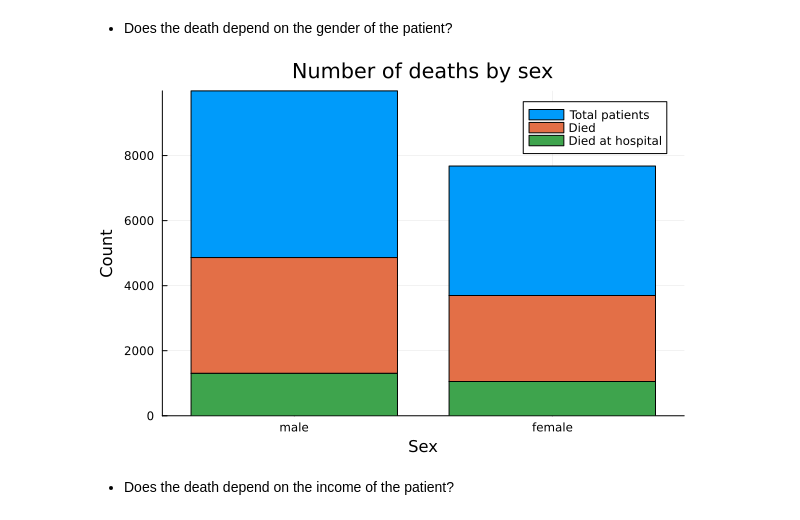
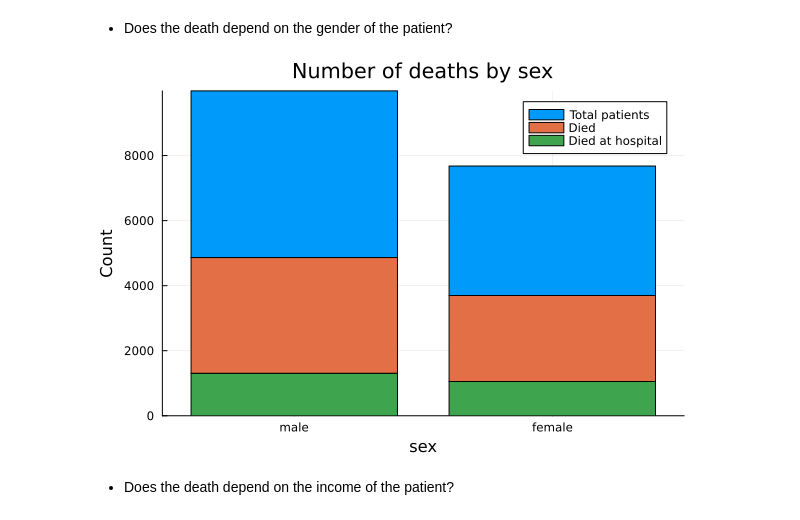
Before and after one commit to blasaraujo14/projectA_ML1, a Jupyter notebook: descriptiveAnalysis.ipynb, the cells around one changed output. Cells and saved outputs as stored; diff of their text form; code cells hidden in the pictures.

```diff
--- a/descriptiveAnalysis.ipynb
+++ b/descriptiveAnalysis.ipynb
@@ -139,17 +131,9 @@ pie(labels, values, title="Proportion of deaths at hospital", autopct="%1.1f%%")
 # %% [markdown]
 - Does the death depend on the gender of the patient?
-# %%
-value_counts = combine(groupby(dataset, :sex), nrow => :count,
-                                              :death => sum => :sum_dead,
-                                              :hospdead => sum => :sum_hosp_dead)
-labels = value_counts.sex;
-total = value_counts.count;
-deaths = value_counts.sum_dead;
-deaths_hosp = value_counts.sum_hosp_dead;
-groupedbar(labels, [total deaths deaths_hosp], xlabel = "Sex", ylabel = "Count",
-    title = "Number of deaths by sex",  bar_position = :stack,
-    label = ["Total patients" "Died" "Died at hospital"], legend = true)
-# %% [output]
-[figure, removed]
+# %%
+plotCountDeaths(dataset, :sex, ["Total patients" "Died" "Died at hospital"],
+            "Number of deaths by sex")
+# %% [output]
+[figure, added]
 # %% [markdown]
 - Does the death depend on the income of the patient?
```
Also changed, not shown: parts of 8 cells of this notebook, 12 other files.
